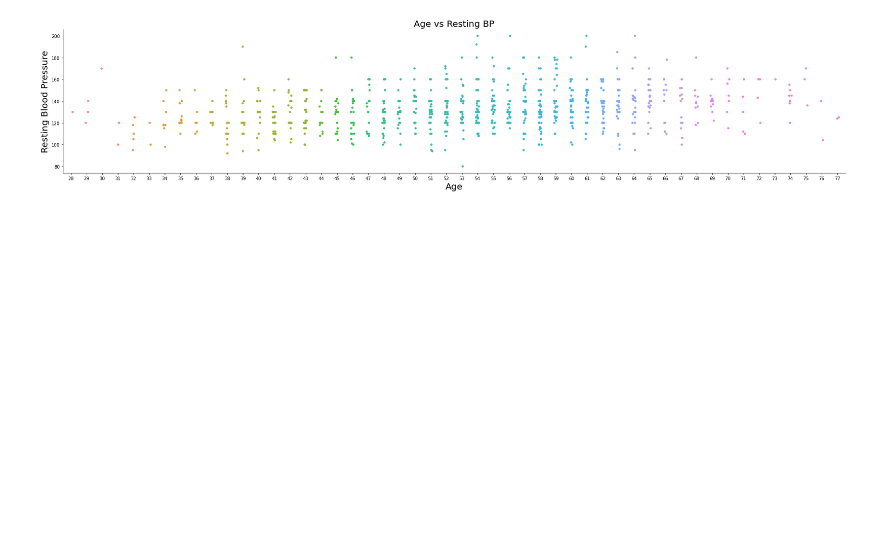
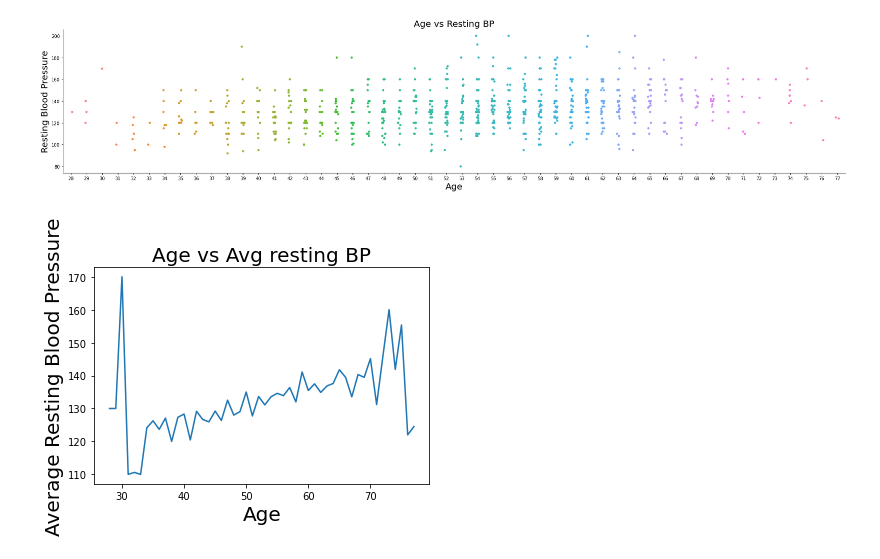
Before and after one commit to sclayton33/data-science-practice, a Jupyter notebook: Kaggle_heart_failure_dataset_practice.ipynb, the cells around one changed output. Saved outputs shown, nothing was run; the diff lists cells and outputs as text; code cells hidden in the pictures; blank space fills up the shorter version.

```diff
--- a/Kaggle_heart_failure_dataset_practice.ipynb
+++ b/Kaggle_heart_failure_dataset_practice.ipynb
@@ -312,3 +312,12 @@ plt.title('Age vs Resting BP', fontsize=20)
 plt.show()
 # %% [output]
 [figure]
+# %%
+age_restbp_group = cv_df.groupby(['Age']).mean('RestingBP').reset_index()
+sns.lineplot(x='Age', y='RestingBP', data=age_restbp_group)
+plt.xlabel('Age', fontsize=20)
+plt.ylabel('Average Resting Blood Pressure', fontsize=20)
+plt.title('Age vs Avg resting BP', fontsize=20)
+plt.show()
+# %% [output]
+[figure, added]
```
Also changed, not shown: parts of 21 cells of this notebook.
